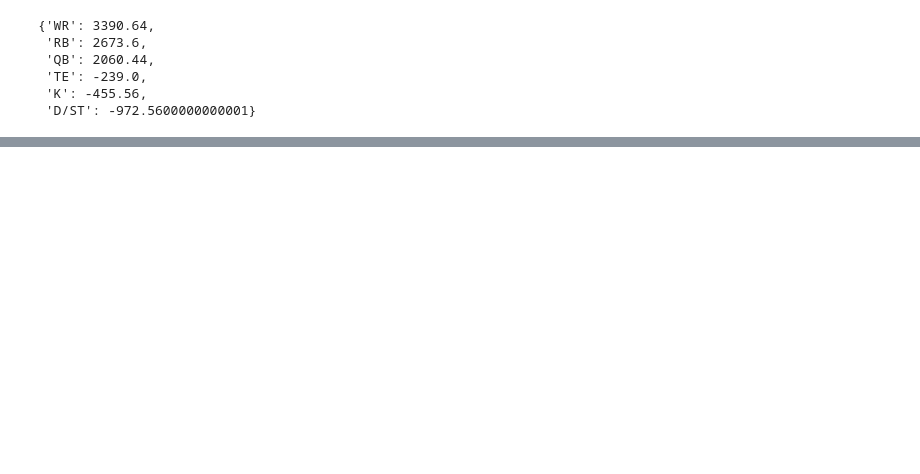
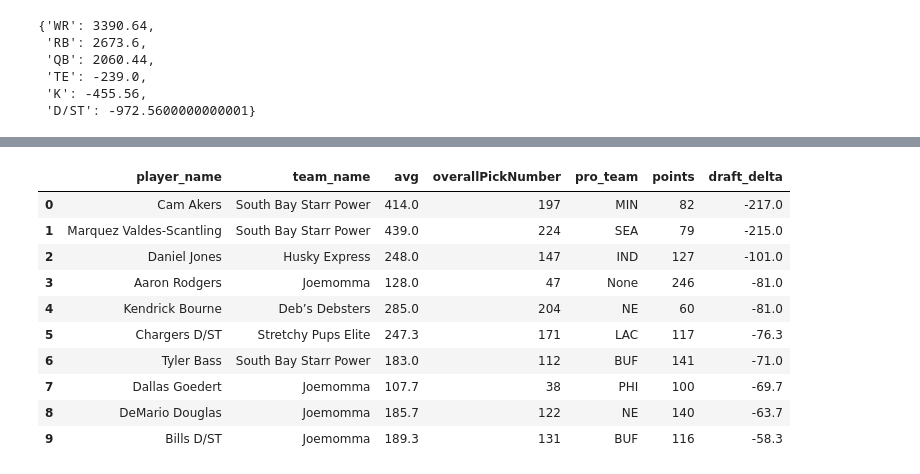
Before and after one commit to justinmck/fantasy-football-draft-toolkit, a Jupyter notebook: notebooks/NB03-analysis.ipynb, the cells around one changed output, grey strips where cells are left out. Saved outputs shown, nothing was run; the diff lists cells and outputs as text; code cells hidden in the pictures; blank space fills up the shorter version.

```diff
--- a/notebooks/NB03-analysis.ipynb
+++ b/notebooks/NB03-analysis.ipynb
@@ -278,9 +240,0 @@ heatmap_df
-# %%
-heatmap_df['pos_weight'] = heatmap_df['position'].map(pos_weights)
-heatmap_df['value_score'] = heatmap_df['vorp'] * heatmap_df['draft_discount'] * heatmap_df['pos_weight']
-
-min_val = heatmap_df['value_score'].min()
-heatmap_df['value_score'] = heatmap_df['value_score'] - min_val
-
-
-heatmap_df.sort_values(by='value_score', ascending=False)
@@ -317,11 +240,0 @@ heatmap_df
-# %%
-# Add this before pivoting
-min_score = heatmap_df['boom_bust'].min()
-max_score = heatmap_df['boom_bust'].max()
-
-# Create a normalized column
-heatmap_df['boom_bust_normalized'] = (heatmap_df['boom_bust'] - min_score) / (max_score - min_score)
-
-# Then pivot using normalized values
-pivot_score = heatmap_df.pivot(index='roundPickNumber', columns='roundId', values='boom_bust_normalized')
-heatmap_df
@@ -499,0 +806,54 @@ Who had the most value per ppg
+# %%
+cols = ['player_name', 'team_name', 'avg', 'overallPickNumber','pro_team', 'points','draft_delta']
+
+# Top reaches: drafted much earlier than ADP
+top_reaches = (
+    heatmap_df[heatmap_df['draft_delta'].notnull()]
+    .sort_values('draft_delta')
+    .head(10)[cols]
+    .reset_index(drop=True)
+)
+
+# Top falls: drafted much later than ADP
+top_steals = (
+    heatmap_df[heatmap_df['draft_delta'].notnull()]
+    .sort_values('draft_delta', ascending=False)
+    .head(10)[cols]
+    .reset_index(drop=True)
+)
+
+reach_html = (
+    top_reaches.style
+    .set_caption("Top 10 Reaches (Drafted Before ADP)")
+    .format({'avg': '{:.1f}', 'overallPickNumber': '{:.0f}', 'draft_delta': '{:.1f}'})
+    .to_html()
+)
+
+# Steal table (positive draft_delta)
+steal_html = (
+    top_steals.style
+    .set_caption("Top 10 Draft Steals (Drafted After ADP)")
+    .format({'avg': '{:.1f}', 'overallPickNumber': '{:.0f}', 'draft_delta': '{:.1f}'})
+    .to_html()
+)
+
+# Save tables
+with open("../docs/tables/draft_reaches.html", "w") as f:
+    f.write(reach_html)
+
+with open("../docs/tables/draft_steals.html", "w") as f:
+    f.write(steal_html)
+
+top_reaches
+# %% [output]
+|  | player_name | team_name | avg | overallPickNumber | pro_team | points | draft_delta |
+| 0 | Cam Akers | South Bay Starr Power | 414.0 | 197 | MIN | 82 | -217.0 |
+| 1 | Marquez Valdes-Scantling | South Bay Starr Power | 439.0 | 224 | SEA | 79 | -215.0 |
+| 2 | Daniel Jones | Husky Express | 248.0 | 147 | IND | 127 | -101.0 |
+| 3 | Aaron Rodgers | Joemomma | 128.0 | 47 | None | 246 | -81.0 |
+| 4 | Kendrick Bourne | Deb’s Debsters | 285.0 | 204 | NE | 60 | -81.0 |
+| 5 | Chargers D/ST | Stretchy Pups Elite | 247.3 | 171 | LAC | 117 | -76.3 |
+| 6 | Tyler Bass | South Bay Starr Power | 183.0 | 112 | BUF | 141 | -71.0 |
+| 7 | Dallas Goedert | Joemomma | 107.7 | 38 | PHI | 100 | -69.7 |
+| 8 | DeMario Douglas | Joemomma | 185.7 | 122 | NE | 140 | -63.7 |
+| 9 | Bills D/ST | Joemomma | 189.3 | 131 | BUF | 116 | -58.3 |
```
Also changed, not shown: parts of 54 cells of this notebook, 20 other files.
